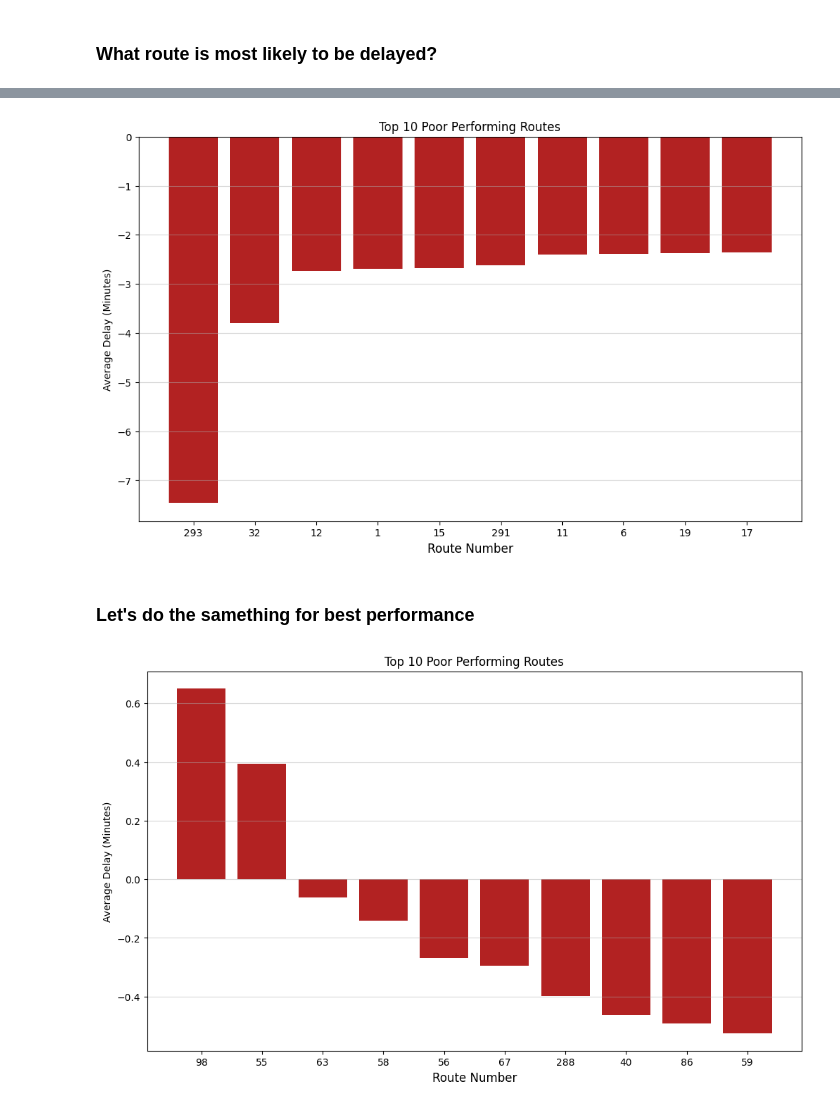
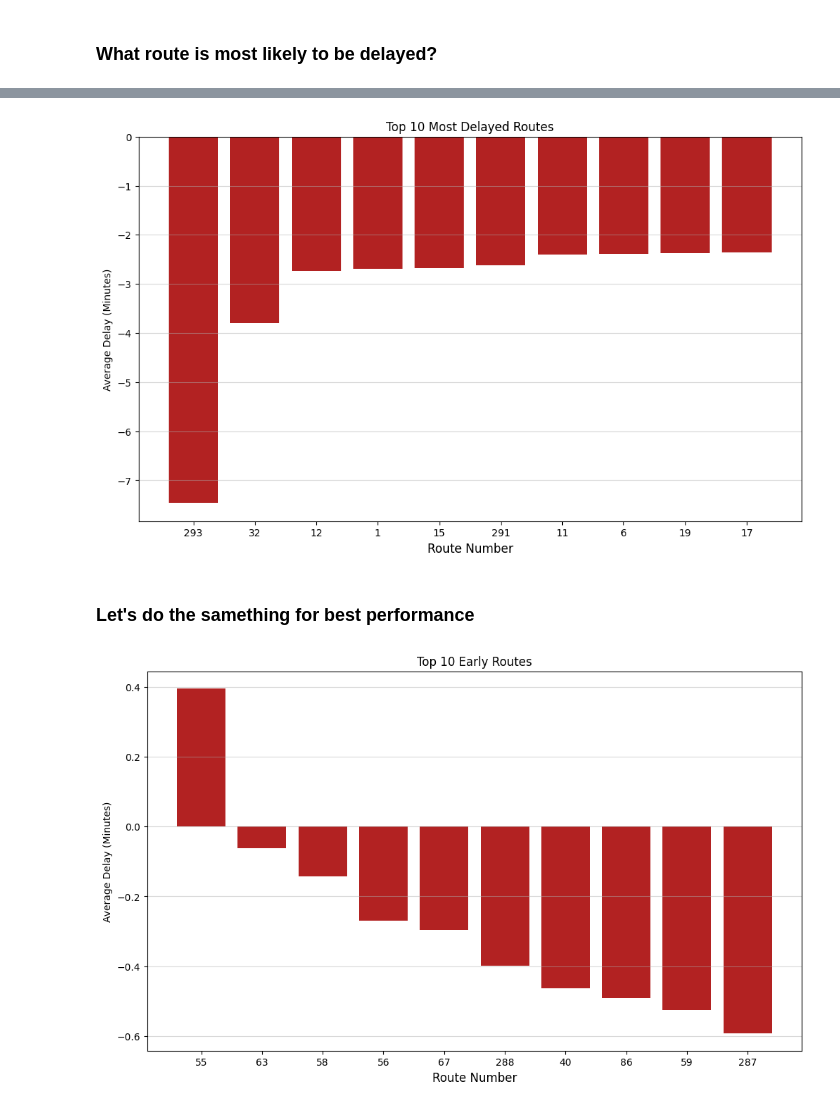
Before and after one commit to dvan2/trimet_data_project, a Jupyter notebook: notebooks/trimet.ipynb, the cells around one changed output, grey strips where cells are left out. Saved outputs shown, nothing was run; the diff lists cells and outputs as text; code cells hidden in the pictures.

Commit message:
lookinto delay revise

```diff
--- a/notebooks/trimet.ipynb
+++ b/notebooks/trimet.ipynb
@@ -258,0 +272,8 @@ This is from dropping only 7562.0 rows out of 1467843.0 rows which shows how imp
+# %%
+# save old df
+df_original = df.copy()
+
+# Remove rail vehicles
+df = df[df['type'] != 'rail'].copy()
+print(f"Before removing rail: {df_original.shape[0]} rows")
+print(f"After removing rail: {df.shape[0]} rows")
@@ -681,26 +659,26 @@ worst_route_mean = route_performance.sort_values(by='mean').head(10).reset_index
 
 plt.figure(figsize=(12,7))
 plt.bar(worst_route_mean['routeNumber'].astype(str), worst_route_mean['mean'], color='firebrick')
-plt.title('Top 10 Poor Performing Routes')
+plt.title('Top 10 Most Delayed Routes')
 plt.xlabel('Route Number', fontsize=12)
 plt.ylabel('Average Delay (Minutes)')
 plt.grid(axis='y', alpha=0.5)
 plt.show()
 # %% [output]
-[figure, old version]
+[figure, new version]
 # %% [markdown]
 ### Let's do the samething for best performance
 # %%
 # prepare for visualization resetting index
 best_route_mean= route_performance.sort_values(by='mean', ascending=False).head(10).reset_index()
 
 plt.figure(figsize=(12,7))
 plt.bar(best_route_mean['routeNumber'].astype(str),best_route_mean['mean'], color='firebrick')
-plt.title('Top 10 Poor Performing Routes')
+plt.title('Top 10 Early Routes')
 plt.xlabel('Route Number', fontsize=12)
 plt.ylabel('Average Delay (Minutes)')
 plt.grid(axis='y', alpha=0.5)
 plt.show()
 # %% [output]
-[figure, old version]
+[figure, new version]
 # %%
```
Also changed, not shown: parts of 30 cells of this notebook.
